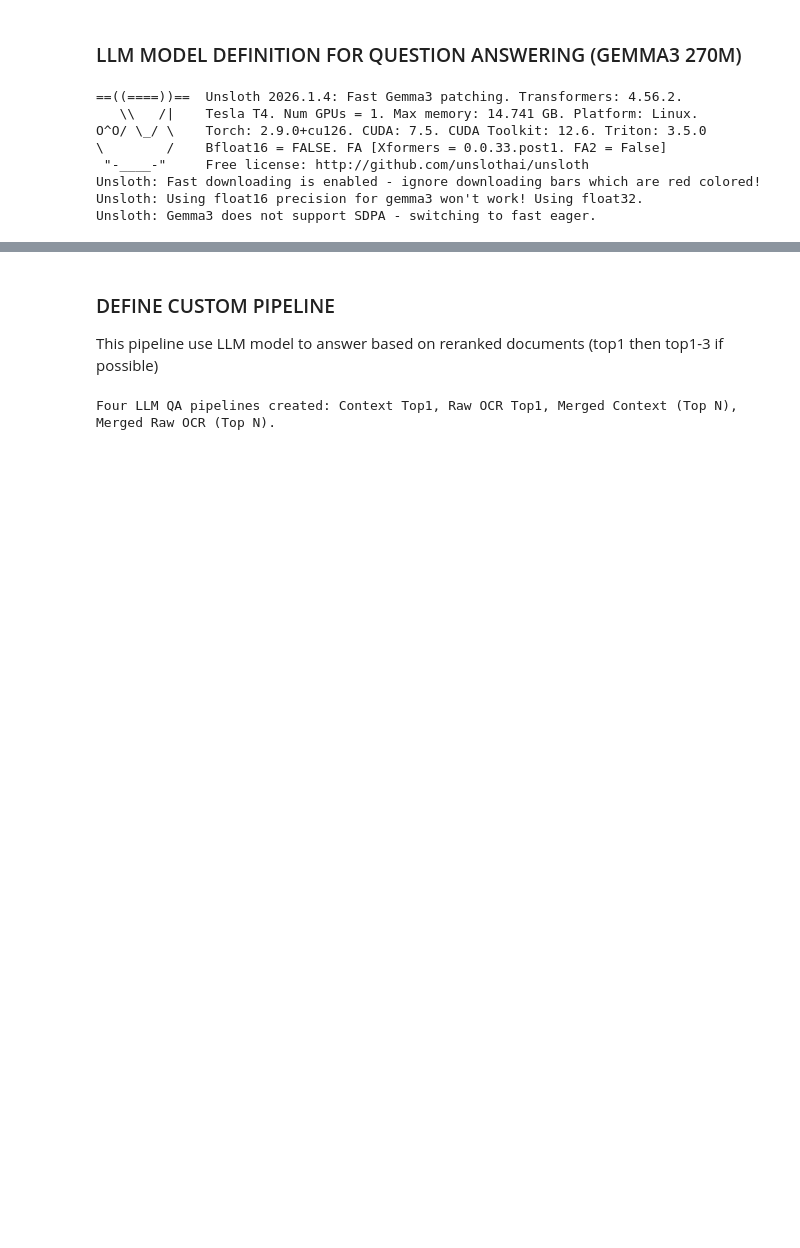
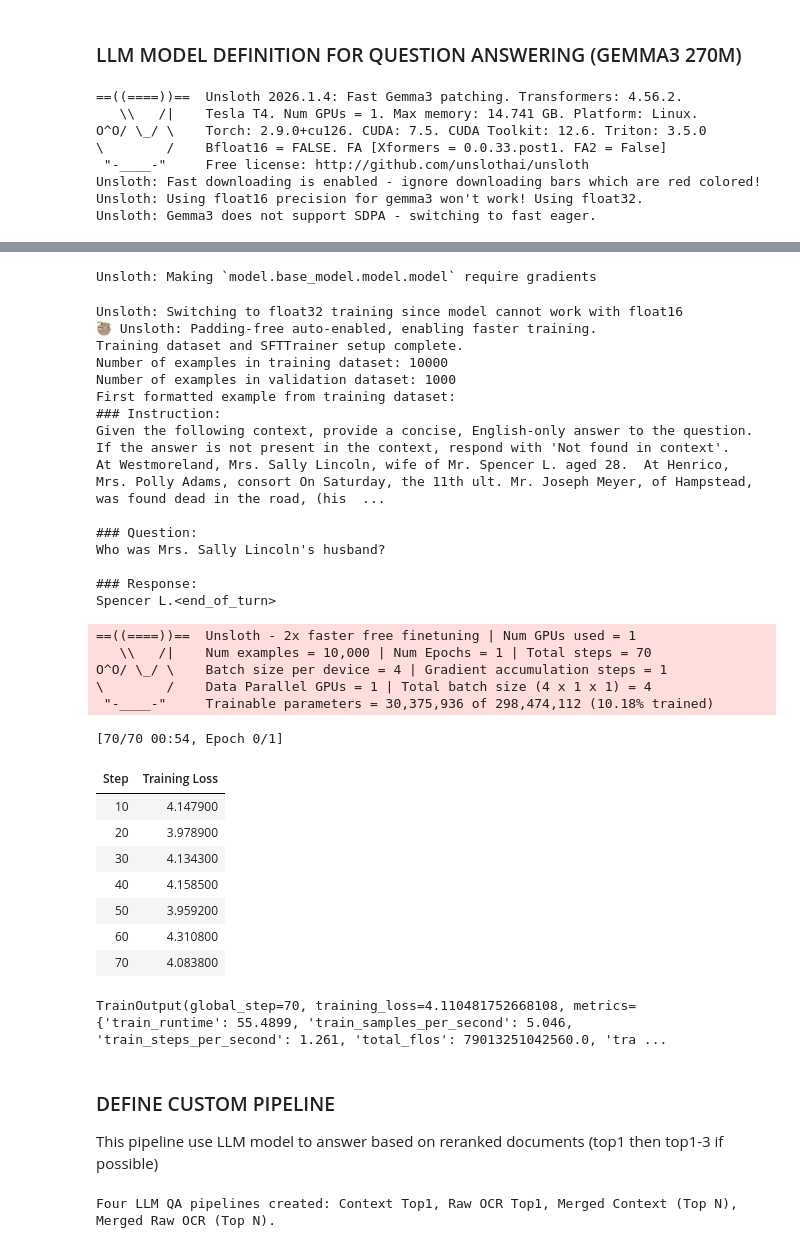
Before and after one commit to OmerSherman/IRProject, a Jupyter notebook: Historical_News_Question_Answering.ipynb, the cells around one changed output, grey strips where cells are left out. Saved outputs shown, nothing was run; the diff lists cells and outputs as text; code cells hidden in the pictures; blank space fills up the shorter version.

```diff
--- a/Historical_News_Question_Answering.ipynb
+++ b/Historical_News_Question_Answering.ipynb
@@ -920,3 +951,83 @@ Unsloth: Gemma3 does not support SDPA - switching to fast eager.
+# %%
+# Apply PEFT using FastModel.get_peft_model
+model = FastLanguageModel.get_peft_model(
+    model,
+    r = 128,
+    target_modules = ["q_proj", "k_proj", "v_proj", "o_proj",
+                      "gate_proj", "up_proj", "down_proj",],
+    lora_alpha = 128,
+    lora_dropout = 0,
+    bias = "none",
+    use_gradient_checkpointing = "unsloth",
+    random_state = 3407,
+    use_rslora = False,
+    loftq_config = None,
+)
+# %% [output]
+Unsloth: Making `model.base_model.model.model` require gradients
+# %%
+# Set up the SFTTrainer
+trainer = SFTTrainer(
+    model = model,
+    tokenizer = tokenizer,
+    train_dataset = train_dataset,
+    eval_dataset = val_dataset, # Set up evaluation!
+    args = SFTConfig(
+        dataset_text_field = "text",
+        per_device_train_batch_size = 4,
+        gradient_accumulation_steps = 1, # Use GA to mimic batch size!
+        warmup_steps = 5,
+        # num_train_epochs = 1, # Set this for 1 full training run.
+        max_steps = 70,
+        learning_rate = 5e-6,
+        logging_steps = 10,
+        optim = "adamw_8bit",
+        weight_decay = 0.001,
+        lr_scheduler_type = "linear",
+        seed = 3407,
+        output_dir="outputs",
+        report_to = "none", # Use TrackIO/WandB etc
+    ),
+)
+
+print("Training dataset and SFTTrainer setup complete.")
+print(f"Number of examples in training dataset: {len(train_dataset)}")
+print(f"Number of examples in validation dataset: {len(val_dataset)}")
+print("First formatted example from training dataset:")
+print(train_dataset[5]["text"])
+
+trainer.train()
+# %% [output]
+Unsloth: Switching to float32 training since model cannot work with float16
+🦥 Unsloth: Padding-free auto-enabled, enabling faster training.
+Training dataset and SFTTrainer setup complete.
+Number of examples in training dataset: 10000
+Number of examples in validation dataset: 1000
+First formatted example from training dataset:
+### Instruction:
+Given the following context, provide a concise, English-only answer to the question. If the answer is not present in the context, respond with 'Not found in context'.
+At Westmoreland, Mrs. Sally Lincoln, wife of Mr. Spencer L. aged 28.  At Henrico, Mrs. Polly Adams, consort On Saturday, the 11th ult. Mr. Joseph Meyer, of Hampstead, was found dead in the road, (his  ...
+
+### Question:
+Who was Mrs. Sally Lincoln's husband?
+
+### Response:
+Spencer L.<end_of_turn>
+==((====))==  Unsloth - 2x faster free finetuning | Num GPUs used = 1
+   \\   /|    Num examples = 10,000 | Num Epochs = 1 | Total steps = 70
+O^O/ \_/ \    Batch size per device = 4 | Gradient accumulation steps = 1
+\        /    Data Parallel GPUs = 1 | Total batch size (4 x 1 x 1) = 4
+ "-____-"     Trainable parameters = 30,375,936 of 298,474,112 (10.18% trained)
+[70/70 00:54, Epoch 0/1]
+| Step | Training Loss |
+| 10 | 4.147900 |
+| 20 | 3.978900 |
+| 30 | 4.134300 |
+| 40 | 4.158500 |
+| 50 | 3.959200 |
+| 60 | 4.310800 |
+| 70 | 4.083800 |
+TrainOutput(global_step=70, training_loss=4.110481752668108, metrics={'train_runtime': 55.4899, 'train_samples_per_second': 5.046, 'train_steps_per_second': 1.261, 'total_flos': 79013251042560.0, 'tra ...
 # %% [markdown]
 ### DEFINE CUSTOM PIPELINE
 
```
Also changed, not shown: parts of 22 cells of this notebook, 4 other files.
